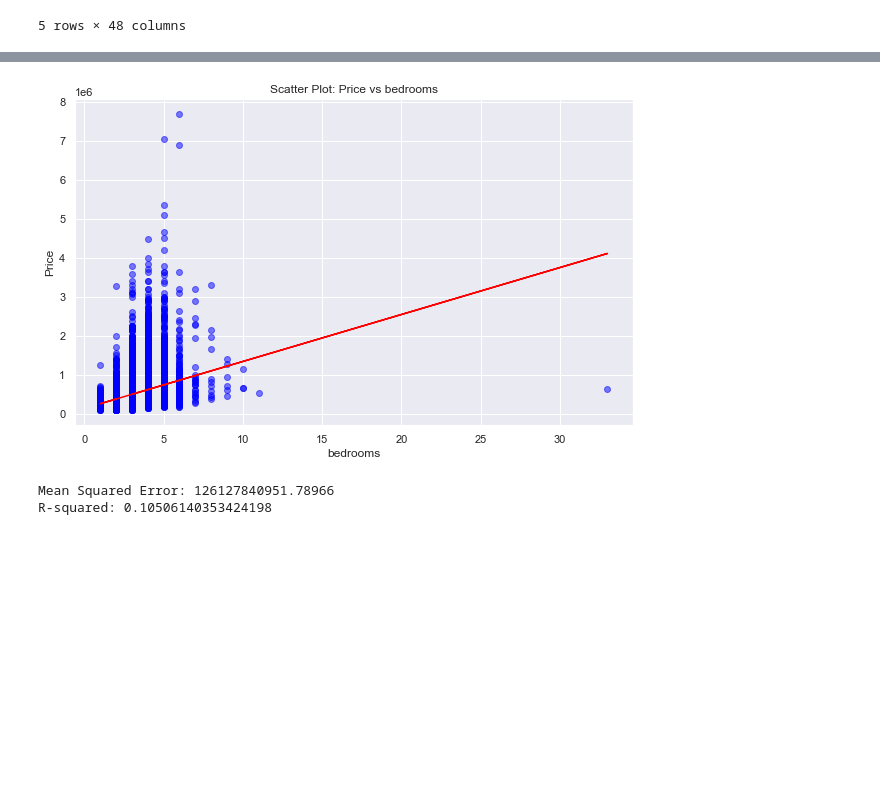
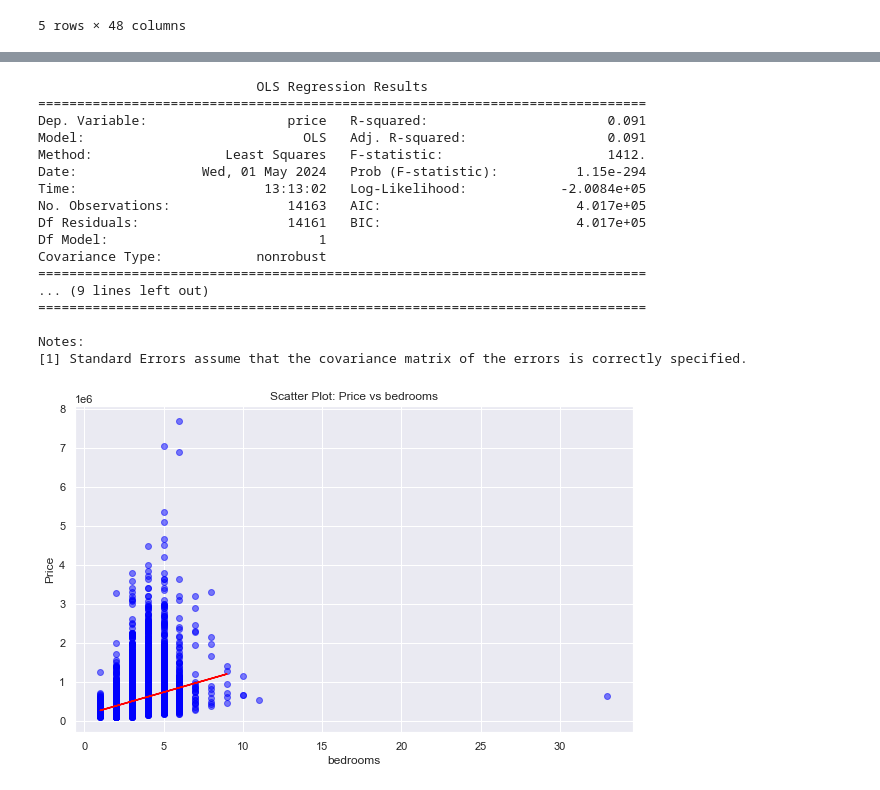
Before and after one commit to Agai-Beryl/Northwestern-County-Real-Estate-Price-Forecast, a Jupyter notebook: student.ipynb, the cells around one changed output, grey strips where cells are left out. Drawn from its saved outputs; the diff is of its cells as text; code cells hidden in the pictures; blank space fills up the shorter version.

Commit message:
update simple regression results

```diff
--- a/student.ipynb
+++ b/student.ipynb
@@ -960,48 +971,60 @@ R-squared: 0.2691350611118153
 # %%
 #simple linear regression for price against bedrooms
+import pandas as pd
+import numpy as np
 import matplotlib.pyplot as plt
-from sklearn.linear_model import LinearRegression
+import statsmodels.api as sm
 from sklearn.model_selection import train_test_split
-from sklearn.metrics import mean_squared_error, r2_score
-x = df[['bedrooms']]
-y = df['price']
+
 def simple_linear_regressions(x, y):
     # Scatter plot
     plt.figure(figsize=(10, 6))
     plt.scatter(x, y, color='blue', alpha=0.5)
     plt.title('Scatter Plot: Price vs bedrooms')
     plt.xlabel('bedrooms')
     plt.ylabel('Price')
     plt.grid(True)
 
-    # Fit linear regression
-    lr_model = LinearRegression()
-    lr_model.fit(x, y)
-    y_pred = lr_model.predict(x)
-
-    # Plot regression line
-    plt.plot(x, y_pred, color='red')
-    plt.show()
+    # Add constant term to the independent variable
+    x = sm.add_constant(x)
 
     # Split data into train and test sets
     x_train, x_test, y_train, y_test = train_test_split(x, y, test_size=0.2, random_state=42)
 
-    # Build and fit model on training data
-    model = LinearRegression()
-    model.fit(x_train, y_train)
+    # Fit model on training data
+    model = sm.OLS(y_train, x_train)
+    results = model.fit()
+
+    # Print summary
+    print(results.summary())
 
     # Predict on test data
-    y_pred = model.predict(x_test)
+    y_pred = results.predict(x_test)
 
-    # Evaluate model
-    mse = mean_squared_error(y_test, y_pred)
-    r2 = r2_score(y_test, y_pred)
+    # Plot regression line
+    plt.plot(x_test.iloc[:, 1], y_pred, color='red')
+    plt.show()
 
-    # Print evaluation metrics
-    print("Mean Squared Error:", mse)
-    print("R-squared:", r2)
+# Usage example:
+x = df[['bedrooms']]
+y = df['price']
 simple_linear_regressions(x, y)
 # %% [output]
+                            OLS Regression Results
+==============================================================================
+Dep. Variable:                  price   R-squared:                       0.091
+Model:                            OLS   Adj. R-squared:                  0.091
+Method:                 Least Squares   F-statistic:                     1412.
+Date:                Wed, 01 May 2024   Prob (F-statistic):          1.15e-294
+Time:                        13:13:02   Log-Likelihood:            -2.0084e+05
+No. Observations:               14163   AIC:                         4.017e+05
+Df Residuals:                   14161   BIC:                         4.017e+05
+Df Model:                           1
+Covariance Type:            nonrobust
+==============================================================================
+... (9 lines left out)
+==============================================================================
+
+Notes:
+[1] Standard Errors assume that the covariance matrix of the errors is correctly specified.
-[figure, old version]
+[figure, new version]
-Mean Squared Error: 126127840951.78966
-R-squared: 0.10506140353424198
```
Also changed, not shown: parts of 7 cells of this notebook.
